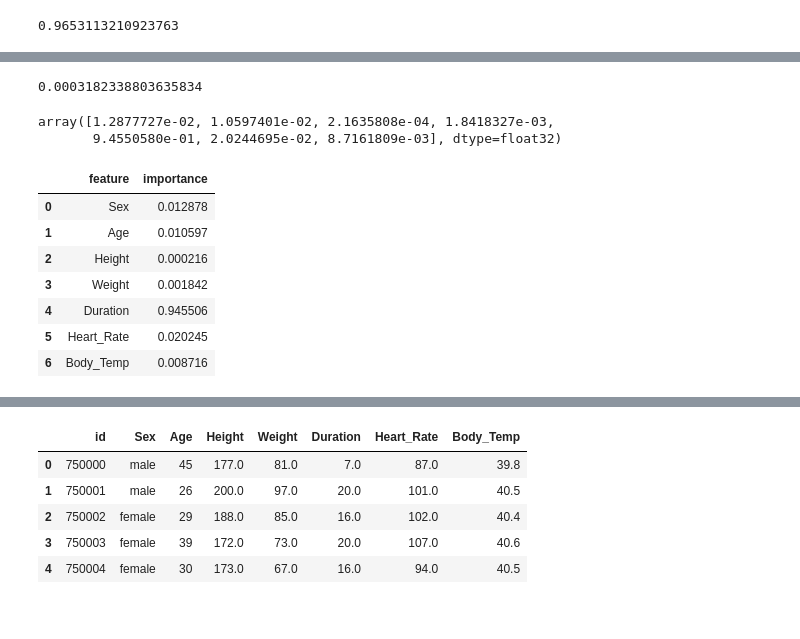
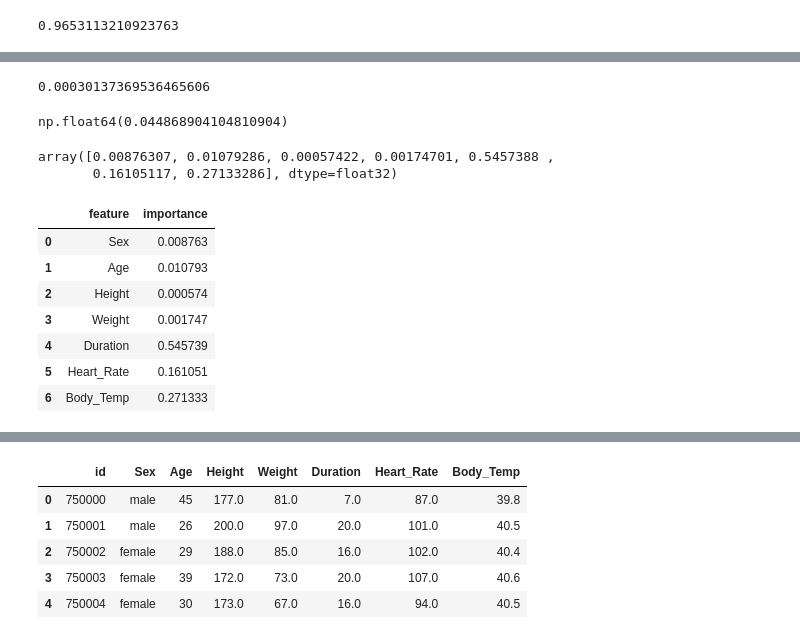
Before and after one commit to Aum-Patel1234/Machine-Learning, a Jupyter notebook: Predict Calorie Expenditure/Predict_Calorie_Expenditure.ipynb, the cells around one changed output, grey strips where cells are left out. Saved outputs shown, nothing was run; the diff lists cells and outputs as text; code cells hidden in the pictures.

```diff
--- a/Predict Calorie Expenditure/Predict_Calorie_Expenditure.ipynb
+++ b/Predict Calorie Expenditure/Predict_Calorie_Expenditure.ipynb
@@ -112,6 +152,11 @@ model.score(X_test, np.log1p(y_test))
 # %%
-import xgboost as xgb
-xgb = xgb.XGBRegressor()
-xgb.fit(X_train, y_log)
-xgb.score(X_test, np.log1p(y_test))
+xgb_model = xgb.XGBRegressor(
+    n_estimators=500,
+    reg_lambda=1,
+    learning_rate=0.05,
+    colsample_bytree=0.7,
+    reg_alpha=0.1
+)
+xgb_model.fit(X_train, y_log)
+xgb_model.score(X_test, np.log1p(y_test))
 # %% [output]
@@ -134,23 +255,27 @@ mean_squared_log_error(np.log1p(y_test), y_pred)
 # %%
-y_pred = xgb.predict(X_test)
+y_pred = xgb_model.predict(X_test)
 mean_squared_log_error(np.log1p(y_test), y_pred)
 # %% [output]
-0.0003182338803635834
+0.00030137369536465606
+# %%
+rmlse(np.log1p(y_test), reg.predict(X_test))
+# %% [output]
+np.float64(0.044868904104810904)
 # %%
-xgb.feature_importances_
+xgb_model.feature_importances_
 # %% [output]
-array([1.2877727e-02, 1.0597401e-02, 2.1635808e-04, 1.8418327e-03,
-       9.4550580e-01, 2.0244695e-02, 8.7161809e-03], dtype=float32)
+array([0.00876307, 0.01079286, 0.00057422, 0.00174701, 0.5457388 ,
+       0.16105117, 0.27133286], dtype=float32)
 # %%
-fe = pd.DataFrame({'feature':X.columns, 'importance':xgb.feature_importances_})
+fe = pd.DataFrame({'feature':X.columns, 'importance':xgb_model.feature_importances_})
 fe.sort_values(by='importance', ascending=False)
 fe.head(10)
 # %% [output]
 |  | feature | importance |
-| 0 | Sex | 0.012878 |
-| 1 | Age | 0.010597 |
-| 2 | Height | 0.000216 |
-| 3 | Weight | 0.001842 |
-| 4 | Duration | 0.945506 |
-| 5 | Heart_Rate | 0.020245 |
-| 6 | Body_Temp | 0.008716 |
+| 0 | Sex | 0.008763 |
+| 1 | Age | 0.010793 |
+| 2 | Height | 0.000574 |
+| 3 | Weight | 0.001747 |
+| 4 | Duration | 0.545739 |
+| 5 | Heart_Rate | 0.161051 |
+| 6 | Body_Temp | 0.271333 |
```
Also changed, not shown: parts of 39 cells of this notebook.
